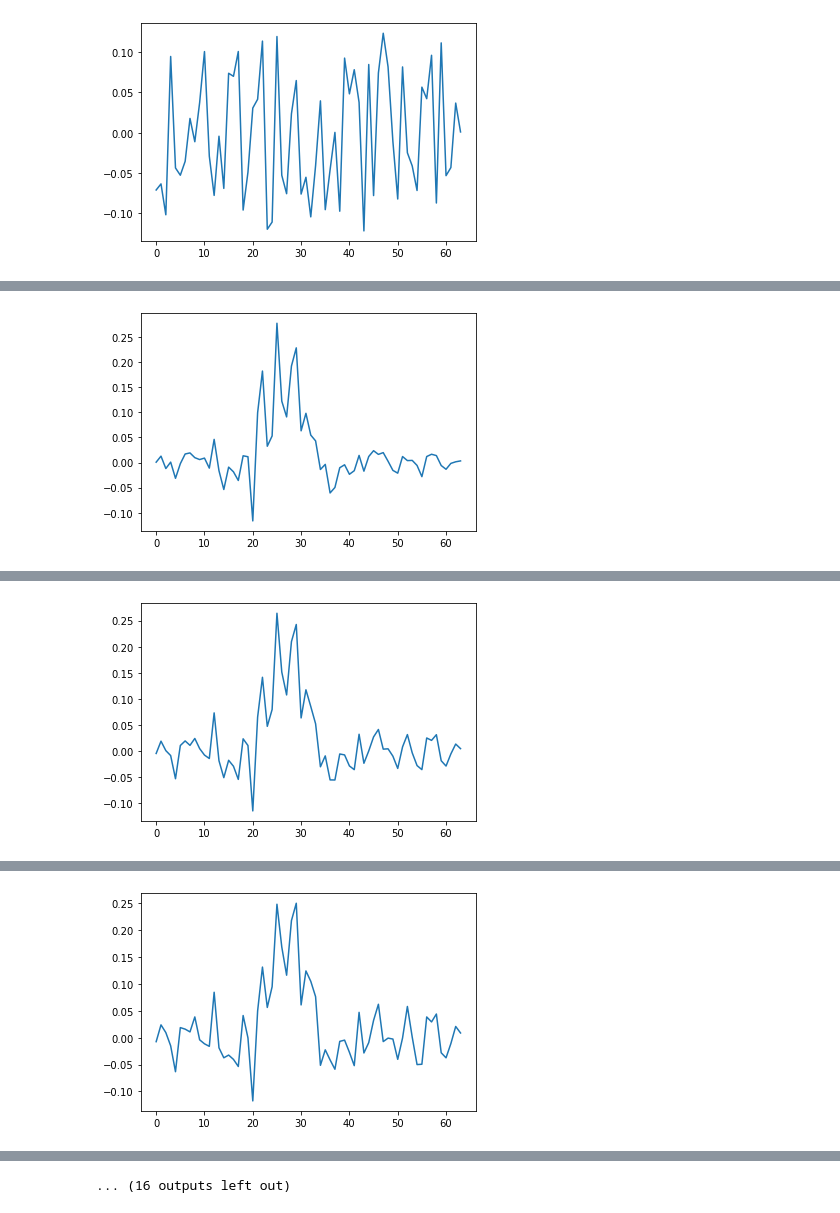
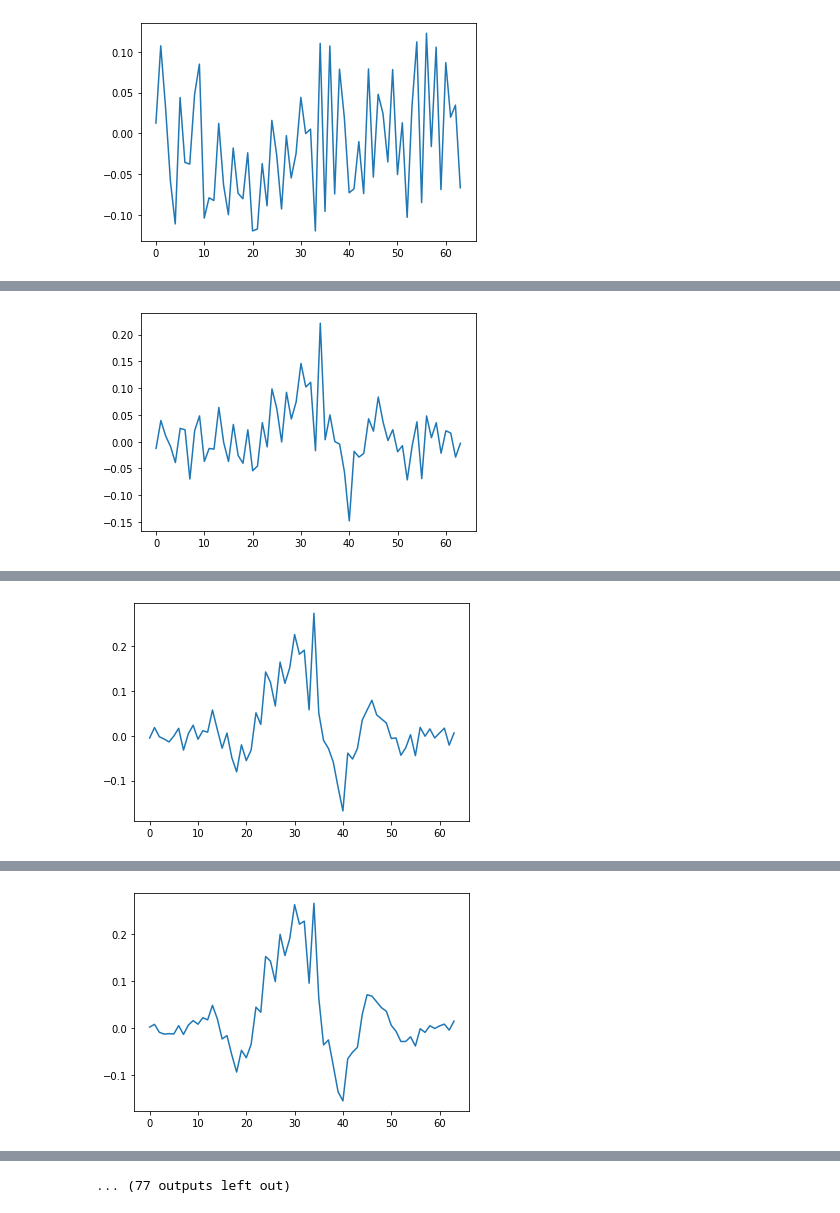
Before and after one commit to FaxMan1/Master-Thesis, a Jupyter notebook: Jupyter/MLFilterPytorch.ipynb, the cells around one changed output, grey strips where cells are left out. Drawn from its saved outputs; the diff is of its cells as text; code cells hidden in the pictures.

```diff
--- a/Jupyter/MLFilterPytorch.ipynb
+++ b/Jupyter/MLFilterPytorch.ipynb
@@ -24,8 +24,8 @@ def get_data(num_symbols, sigma, lowpass=None):
 
     if lowpass is not None:
         print('low')
-        b, a = butter_lowpass(lowpass, CS.m, 4)
-        Tx = signal.lfilter(b, a, upsampled)
+        b, a = butter_lowpass(lowpass, CS.m, 10)
+        Tx = signal.lfilter(b, a, Tx)
 
     # Normalize signal
     Tx = Tx / np.sqrt(np.mean(np.square(Tx)))
@@ -50,8 +50,8 @@ def make_net():
     return net
 # %%
 # Create Data
-Xtrain, ytrain = get_data(num_symbols=10000, sigma=2, lowpass=None)
-Xtest, ytest = get_data(num_symbols=10000, sigma=2, lowpass=None)
+Xtrain, ytrain = get_data(num_symbols=100000, sigma=0.89, lowpass=None)
+Xtest, ytest = get_data(num_symbols=100000, sigma=0.89, lowpass=None)
 
 # Create 1D Convolutional Neural Network with PyTorch and define optimizer and loss
 NN = torch.nn.Sequential(torch.nn.Conv1d(1, 1, 64), torch.nn.Conv1d(1, 4, 8, stride=8))
@@ -73,7 +73,7 @@ print('Accuracy:', acc.item())
 # %%
 # Backprop Training
 
-testcosts, traincosts = train_loop(model=NN, optimizer=optimizer, cost=criterion, Xtrain=Xtrain, ytrain=ytrain,
-                                   Xtest=Xtest, ytest=ytest, epochs=4000, eval=True, plot_iteration=300,
-                                   use_cuda=False)
+testcosts, traincosts = train_loop(model=NN.to('cuda'), optimizer=optimizer, cost=criterion, Xtrain=Xtrain, ytrain=ytrain,
+                                   Xtest=Xtest, ytest=ytest, epochs=10000, eval=True, plot_iteration=100,
+                                   use_cuda=True)
 # %% [output]
@@ -84 +84 @@ Epoch 0:
-[figure, old version]
+[figure, new version]
@@ -88 +88 @@ Epoch 300:
-[figure, old version]
+[figure, new version]
@@ -92 +92 @@ Epoch 600:
-[figure, old version]
+[figure, new version]
@@ -96 +96 @@ Epoch 900:
-[figure, old version]
+[figure, new version]
@@ -105,4 +105,4 @@ Epoch 1500:
-... (16 outputs left out)
+... (77 outputs left out)
 # %%
 # Evaluate
 
```
Also changed, not shown: parts of 4 cells of this notebook, 2 other files.
